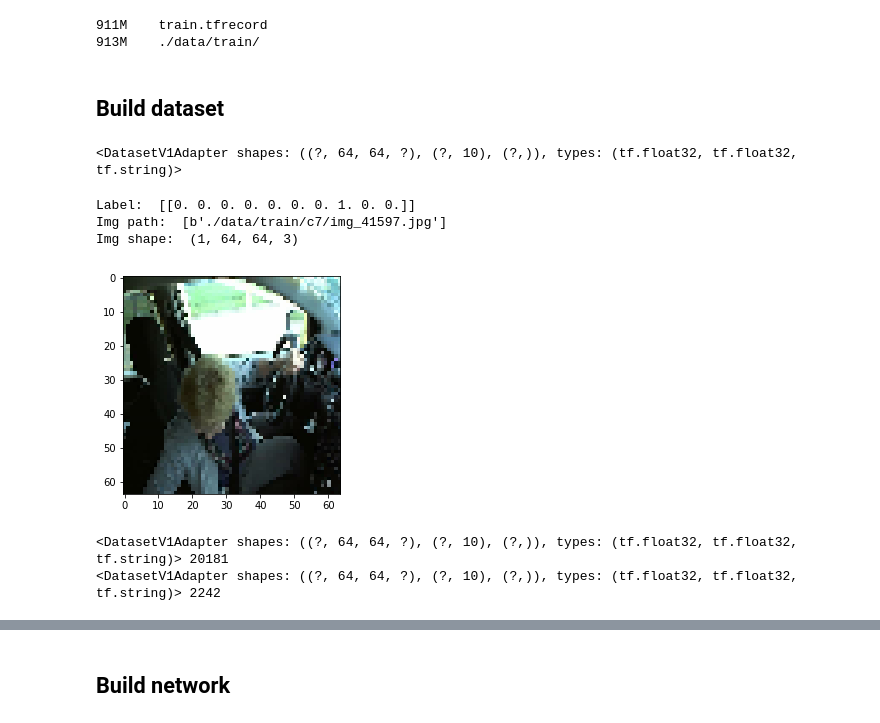
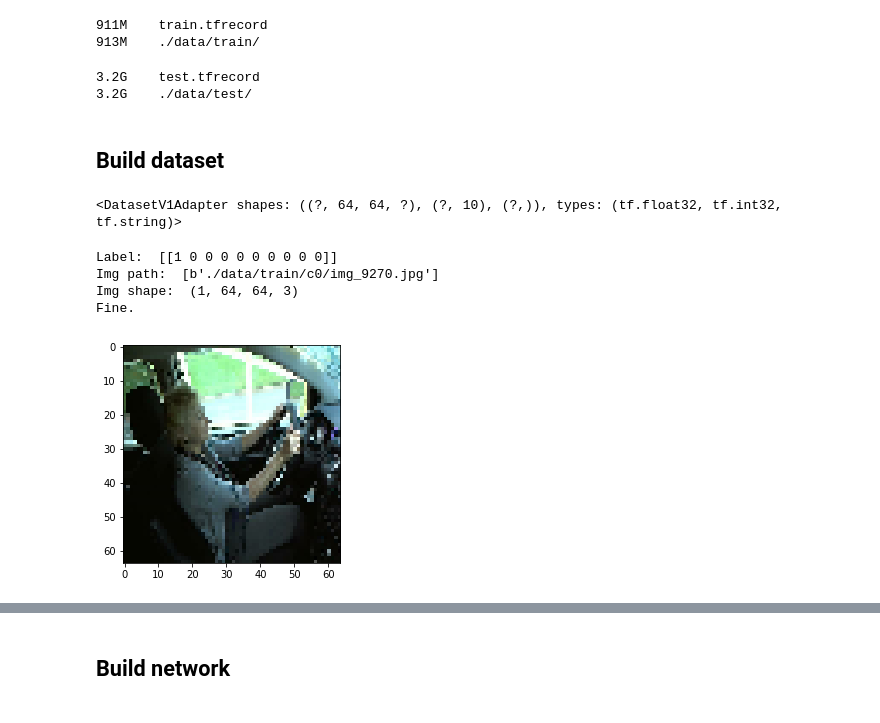
Before and after one commit to betogaona7/Distracted_Driver_Dectection, a Jupyter notebook: Distracted.ipynb, the cells around one changed output, grey strips where cells are left out. Drawn from its saved outputs; the diff is of its cells as text; code cells hidden in the pictures.

```diff
--- a/Distracted.ipynb
+++ b/Distracted.ipynb
@@ -28,7 +38,7 @@ def imgs_with_labels(src):
       total += 1
   return data, total
 
-data, total = imgs_with_labels("./data/train/")
+data, total = imgs_with_labels("./data/test/")
 # %%
 img_path, label = data[random.randint(0, total)]
 print("img: ", img_path, " label: ", label, " total: ", total )
@@ -41,27 +51,27 @@ def _bytes_feature(value):
 def _int64_feature(value):
   return tf.train.Feature(int64_list=tf.train.Int64List(value=[value]))
 
-tfr_name = "train.tfrecord"
+tfr_name = "test.tfrecord"
 writer = tf.python_io.TFRecordWriter(tfr_name)
 
 for img_path, img_class in data:
   img = np.array(Image.open(img_path))
 
   img_raw = open(img_path, 'rb').read()
-  label = int(img_class)
+  #label = int(img_class)
   path = str.encode(img_path)
 
   example = tf.train.Example(features=tf.train.Features(feature={
       'image': _bytes_feature(img_raw),
-      'label': _int64_feature(label),
+      #'label': _int64_feature(label),
       'height': _int64_feature(img.shape[0]),
       'width': _int64_feature(img.shape[1]),
       'depth': _int64_feature(img.shape[2]),
       'path': _bytes_feature(path) }))
-  writer.write(example.SerializeToString())
-writer.close()
+  #writer.write(example.SerializeToString())
+#writer.close()
 # %%
-for example in tf.python_io.tf_record_iterator("train.tfrecord"):
+for example in tf.python_io.tf_record_iterator("test.tfrecord"):
   result = tf.train.Example.FromString(example)
 print(result)
 # %%
@@ -70,6 +80,12 @@ print(result)
 # %% [output]
 911M    train.tfrecord
 913M    ./data/train/
+# %%
+!du -lh test.tfrecord
+!du -sh ./data/test/
+# %% [output]
+3.2G    test.tfrecord
+3.2G    ./data/test/
 # %% [markdown]
 ## Build dataset
 # %%
@@ -99,7 +115,7 @@ def StateFarmDataset(image_size, tfrecord_file, shuffle_buffer_size, batch_size)
     image = tf.image.resize(image, [image_size, image_size])
 
     # One-hot encoding
-    label = tf.one_hot(parsed_features['label'], 10)
+    label = tf.one_hot(parsed_features['label'], 10, dtype=tf.int32)
 
     return image, label, parsed_features['path']
 
@@ -107,8 +123,8 @@ def StateFarmDataset(image_size, tfrecord_file, shuffle_buffer_size, batch_size)
   dataset = dataset.shuffle(shuffle_buffer_size)
   dataset = dataset.map(_parse_function)
 
-  dataset = dataset.batch(batch_size)
-  dataset = dataset.prefetch(1)
+  #dataset = dataset.batch(batch_size)
+  #dataset = dataset.prefetch(1)
 
   return dataset
 # %%
@@ -116,44 +132,28 @@ total = 22424
 dataset = StateFarmDataset(64, "train.tfrecord", total, 1)
 print(dataset)
 # %% [output]
-<DatasetV1Adapter shapes: ((?, 64, 64, ?), (?, 10), (?,)), types: (tf.float32, tf.float32, tf.string)>
+<DatasetV1Adapter shapes: ((?, 64, 64, ?), (?, 10), (?,)), types: (tf.float32, tf.int32, tf.string)>
 # %%
+def test_normalization(image):
+  assert image.max() <= 1 and image.min() >= 0,\
+        'Incorect Range. {} to {} found'.format(image().min(), image.to_numpy().max())
+  print("Fine.")
+
+
+
 iterator = dataset.make_one_shot_iterator()
 record = iterator.get_next()
 with tf.Session() as sess:
   img, label, img_path = sess.run(record)
   print("Label: ", label)
   print("Img path: ", img_path)
   print("Img shape: ", img.shape)
+  test_normalization(img[0])
   #print(img)
   plt.imshow(img[0])
 # %% [output]
-Label:  [[0. 0. 0. 0. 0. 0. 0. 1. 0. 0.]]
-Img path:  [b'./data/train/c7/img_41597.jpg']
+Label:  [[1 0 0 0 0 0 0 0 0 0]]
+Img path:  [b'./data/train/c0/img_9270.jpg']
 Img shape:  (1, 64, 64, 3)
+Fine.
-[figure, old version]
+[figure, new version]
-# %%
-total = 22424
-tsize = int(0.90*total)
-vsize = int(0.10*total)
-batch_size = 128
-
-dataset = StateFarmDataset(64, "train.tfrecord", total, batch_size)
-
-train_data = dataset.take(tsize)
-valid_data = dataset.skip(vsize)
-
-train_iterator = train_data.make_initializable_iterator()
-valid_iterator = valid_data.make_initializable_iterator()
-
-iterator = dataset.make_one_shot_iterator()
-features, labels, _ = iterator.get_next()
-
-
-
-
-print(train_data, tsize)
-print(valid_data, vsize)
-# %% [output]
-<DatasetV1Adapter shapes: ((?, 64, 64, ?), (?, 10), (?,)), types: (tf.float32, tf.float32, tf.string)> 20181
-<DatasetV1Adapter shapes: ((?, 64, 64, ?), (?, 10), (?,)), types: (tf.float32, tf.float32, tf.string)> 2242
```
Also changed, not shown: parts of 14 cells of this notebook.
